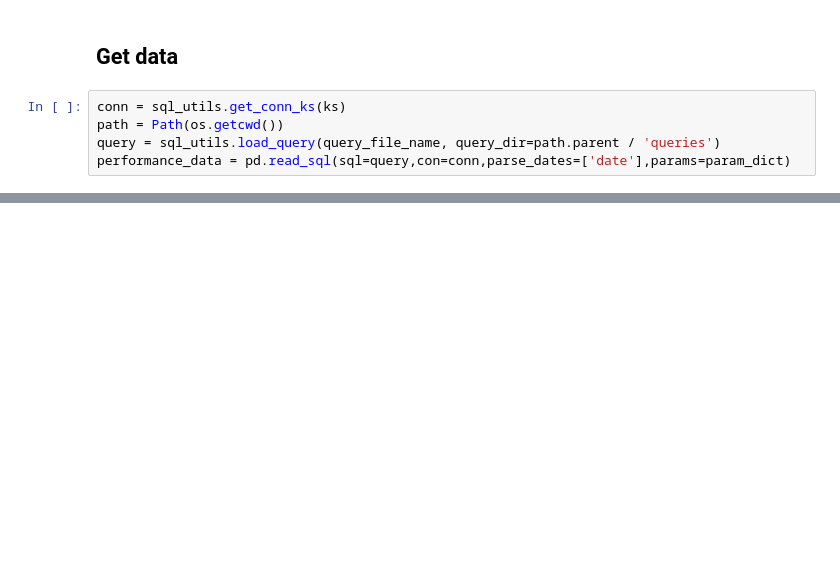
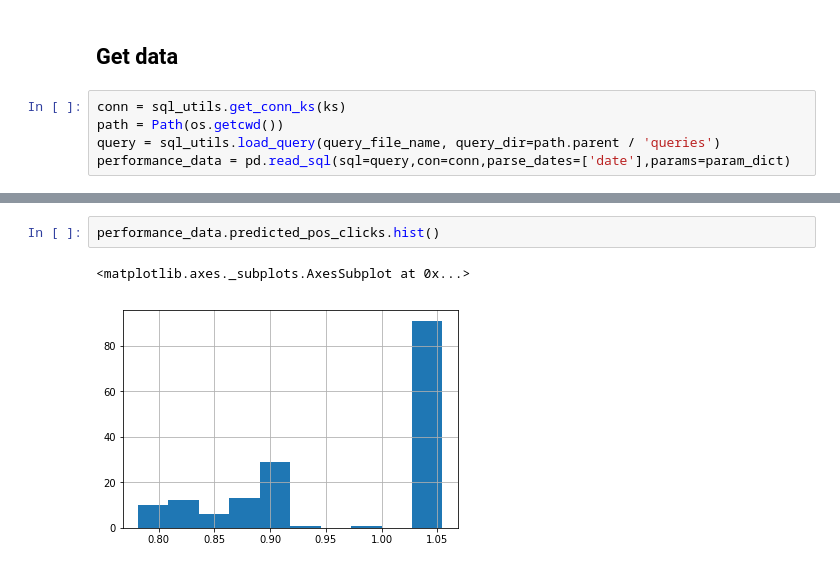
Before and after one commit to giladkeren/adhoc_charts, a Jupyter notebook: cases/case_example/Capital_one_saturation.ipynb, the cells around one changed output, grey strips where cells are left out. Drawn from its saved outputs; the diff is of its cells as text; blank space fills up the shorter version.

```diff
--- a/cases/case_example/Capital_one_saturation.ipynb
+++ b/cases/case_example/Capital_one_saturation.ipynb
@@ -60,0 +75,5 @@ performance_data
+# %%
+performance_data.predicted_pos_clicks.hist()
+# %% [output]
+<matplotlib.axes._subplots.AxesSubplot at 0x...>
+[figure, added]
```
Also changed, not shown: parts of 7 cells of this notebook, 3 other files.
